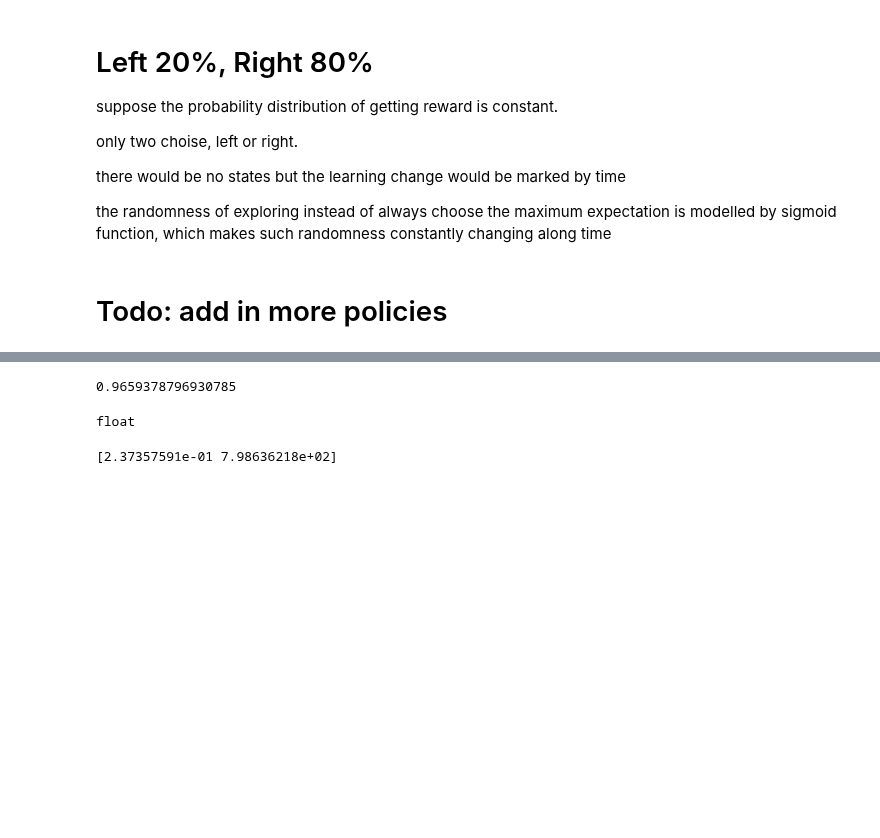
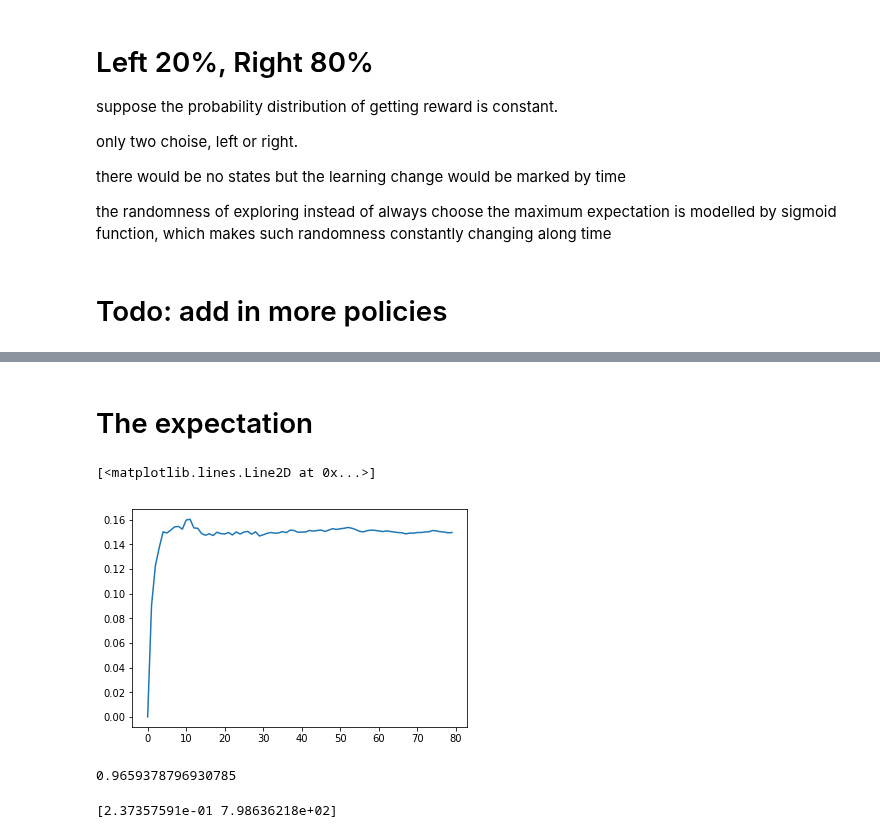
Before and after one commit to Maylibooyah69/RewardReversalPorject, a Jupyter notebook: Toy Q.ipynb, the cells around one changed output, grey strips where cells are left out. Drawn from its saved outputs; the diff is of its cells as text; code cells hidden in the pictures; blank space fills up the shorter version.

```diff
--- a/Toy Q.ipynb
+++ b/Toy Q.ipynb
@@ -111,11 +143,14 @@ sum(rewards)[1]/sum(rewards)[0]
+# %% [markdown]
+# The expectation
+# %%
+plt.plot()
+# %% [output]
+[<matplotlib.lines.Line2D at 0x...>]
+[figure, added]
 # %%
 1-(sigmoid(beta,0.8)/(sigmoid(beta,0.8)+sigmoid(beta,0.2)))
 # %% [output]
 0.9659378796930785
-# %%
-type(random.uniform(0,1))
-# %% [output]
-float
 # %%
 env=[0.2,0.8]
 train_size=5000
```
Also changed, not shown: parts of 9 cells of this notebook, 27 other files.
